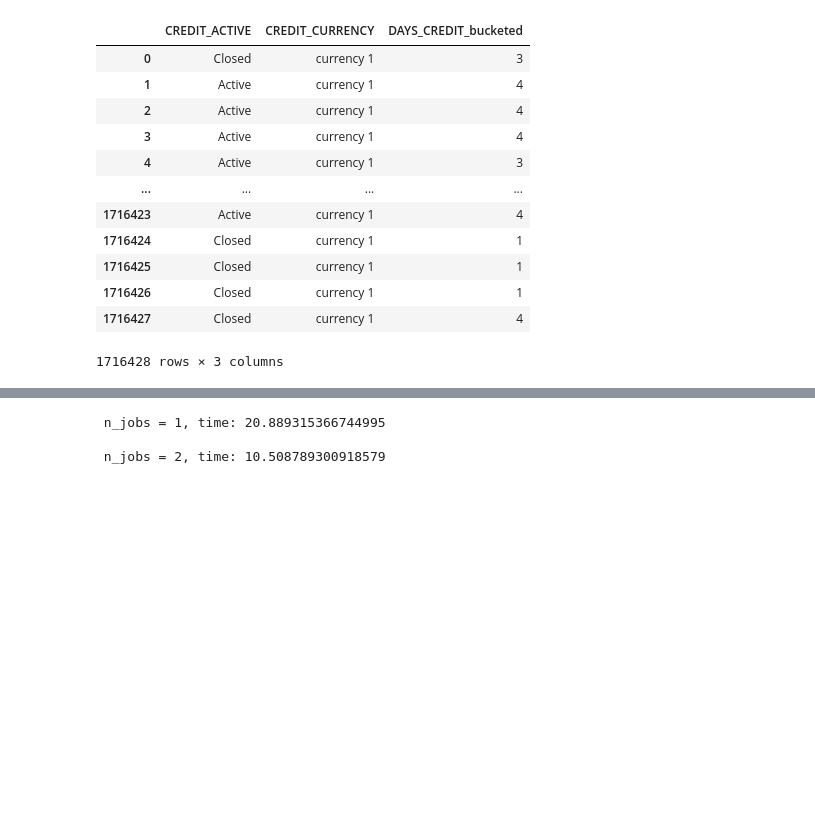
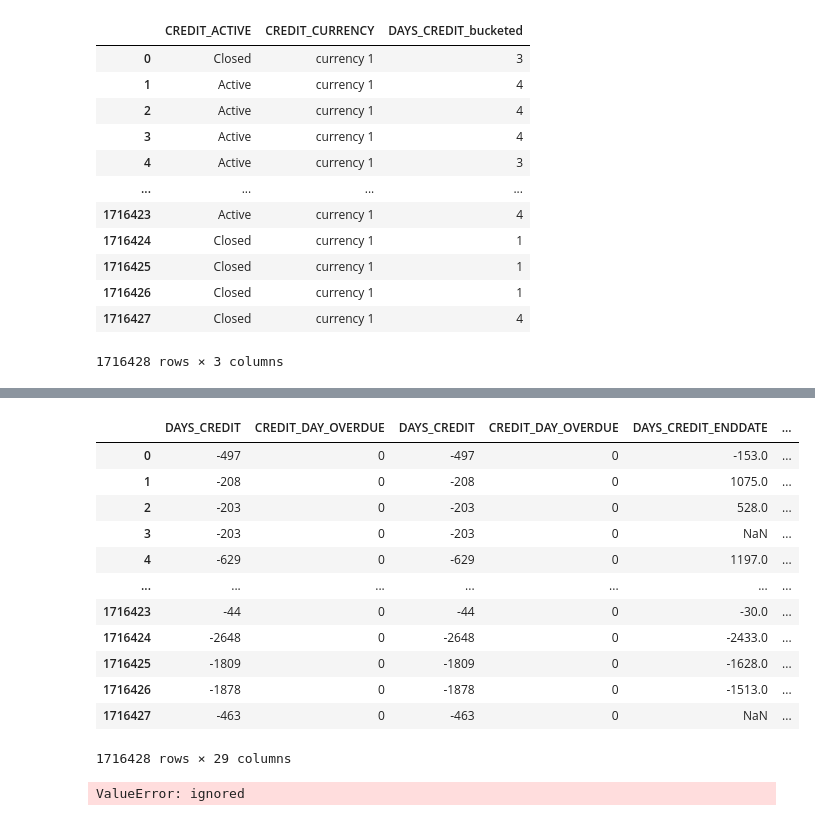
Before and after one commit to Dezzmanster/AML_Risk, a Jupyter notebook: preprocessor/example.ipynb, the cells around one changed output, grey strips where cells are left out. Drawn from its saved outputs; the diff is of its cells as text; code cells hidden in the pictures; blank space fills up the shorter version.

```diff
--- a/preprocessor/example.ipynb
+++ b/preprocessor/example.ipynb
@@ -281,8 +280,3 @@ fencoding.bucket_numerical(X, n_bins=5, columns_to_buck = 'all_numerical',
 | 1716426 | Closed | currency 1 | 1 |
 | 1716427 | Closed | currency 1 | 4 |
 1716428 rows × 3 columns
-# %%
-X = dict['datasets'][2]
-
-fencoding = FEncoding(n_jobs=-1) # here initialize once again, otherwise it fails with error ValueError: Plan shapes are not aligned. I'll fix that
-X = fencoding.encode_categor(X, method = 'OneHotEncoder')
@@ -296,0 +283,3 @@ X = fencoding.encode_categor(X, method = 'OneHotEncoder')
+# %%
+X = dict['datasets'][2]
+X = fencoding.encode_categor(X, method = 'OrdinalEncoder')
@@ -297,3 +294,19 @@ X = fencoding.encode_categor(X, method = 'OneHotEncoder')
+# %%
+X
+# %% [output]
+|  | DAYS_CREDIT | CREDIT_DAY_OVERDUE | DAYS_CREDIT | CREDIT_DAY_OVERDUE | DAYS_CREDIT_ENDDATE | ... |
+| 0 | -497 | 0 | -497 | 0 | -153.0 | ... |
+| 1 | -208 | 0 | -208 | 0 | 1075.0 | ... |
+| 2 | -203 | 0 | -203 | 0 | 528.0 | ... |
+| 3 | -203 | 0 | -203 | 0 | NaN | ... |
+| 4 | -629 | 0 | -629 | 0 | 1197.0 | ... |
+| ... | ... | ... | ... | ... | ... | ... |
+| 1716423 | -44 | 0 | -44 | 0 | -30.0 | ... |
+| 1716424 | -2648 | 0 | -2648 | 0 | -2433.0 | ... |
+| 1716425 | -1809 | 0 | -1809 | 0 | -1628.0 | ... |
+| 1716426 | -1878 | 0 | -1878 | 0 | -1513.0 | ... |
+| 1716427 | -463 | 0 | -463 | 0 | NaN | ... |
+1716428 rows × 29 columns
 # %%
 fimputation = FImputation('tree-based',
             fill_with_value = 'extreme_values',
@@ -311,6 +324,4 @@ s_time = time.time()
 fimputation.impute(X)
 print('\n n_jobs = 2, time:', time.time() - s_time)
 # %% [output]
- n_jobs = 1, time: 20.889315366744995
-
- n_jobs = 2, time: 10.508789300918579
+ValueError: ignored
```
Also changed, not shown: parts of 5 cells of this notebook, 1 other file.
